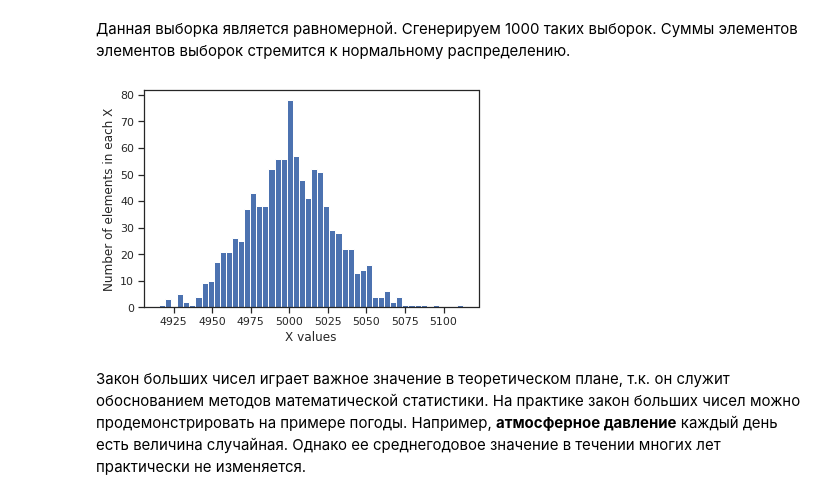
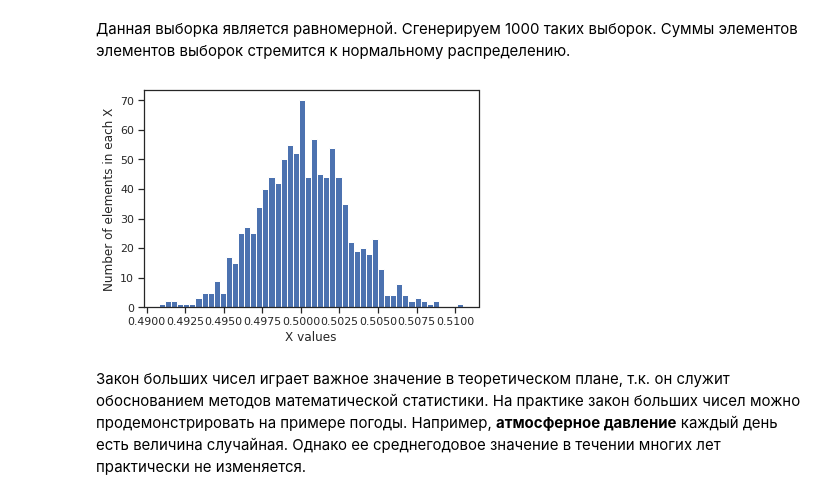
Before and after one commit to yustinaivanova/netology_statistics_february_20, a Jupyter notebook: lecture_2.ipynb, the cells around one changed output. Saved outputs shown, nothing was run; the diff lists cells and outputs as text; code cells hidden in the pictures.

```diff
--- a/lecture_2.ipynb
+++ b/lecture_2.ipynb
@@ -381,15 +385,15 @@ plt.show()
 # %%
 number_of_sums = 1000
 X1 = np.zeros([number_of_sums])
 for i in range(number_of_sums):
     # суммируем все элементы равномерных выборок
-    X1[i] = np.sum(np.random.rand(number_of_randoms))#/number_of_randoms
+    X1[i] = np.sum(np.random.rand(number_of_randoms))/number_of_randoms
 plt.hist(X1, 50)
 plt.xlabel('X values')
 plt.ylabel('Number of elements in each X')
 plt.show()
 # %% [output]
-[figure, old version]
+[figure, new version]
 # %% [markdown]
    Закон больших чисел играет важное значение в теоретическом плане, т.к. он служит обоснованием методов математической статистики. На практике закон больших чисел можно продемонстрировать на примере погоды. Например, **атмосферное давление** каждый день есть величина случайная. Однако ее среднегодовое значение в течении многих лет практически не изменяется.
 # %% [markdown]
```
Also changed, not shown: parts of 32 cells of this notebook, 2 other files.
